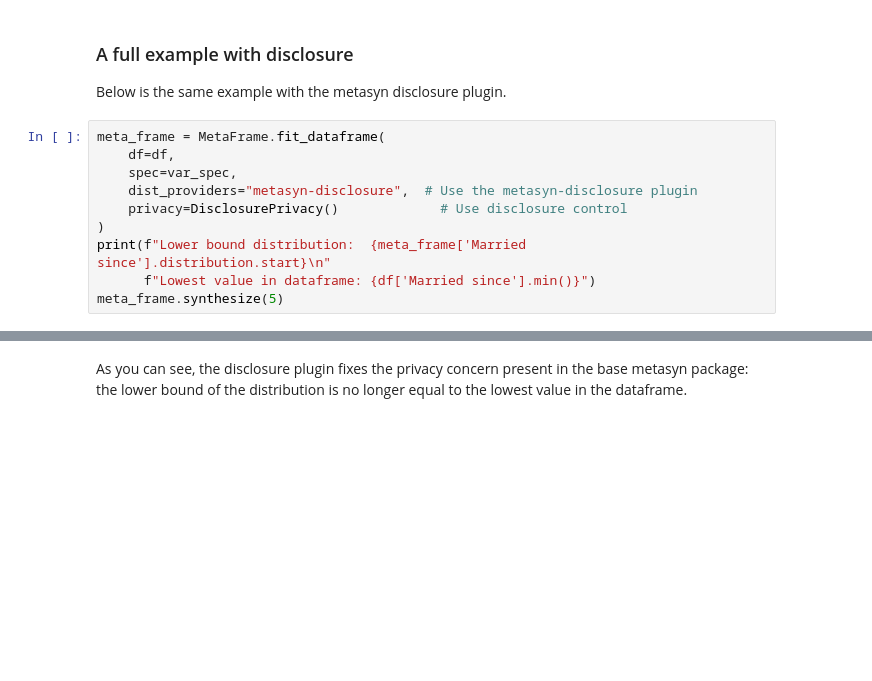
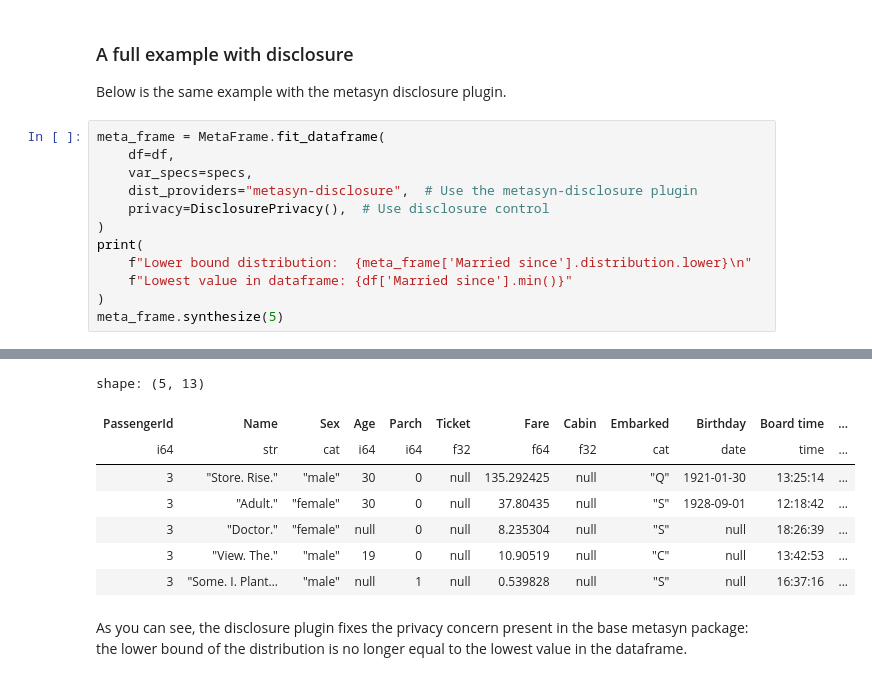
Before and after one commit to sodascience/metasyn-disclosure-control, a Jupyter notebook: examples/tutorial.ipynb, the cells around one changed output, grey strips where cells are left out. Saved outputs shown, nothing was run; the diff lists cells and outputs as text; blank space fills up the shorter version.

```diff
--- a/examples/tutorial.ipynb
+++ b/examples/tutorial.ipynb
@@ -60,10 +84,13 @@ Below is the same example with the metasyn disclosure plugin.
 # %%
 meta_frame = MetaFrame.fit_dataframe(
     df=df,
-    spec=var_spec,
+    var_specs=specs,
     dist_providers="metasyn-disclosure",  # Use the metasyn-disclosure plugin
-    privacy=DisclosurePrivacy()             # Use disclosure control
+    privacy=DisclosurePrivacy(),  # Use disclosure control
 )
-print(f"Lower bound distribution:  {meta_frame['Married since'].distribution.start}\n"
-      f"Lowest value in dataframe: {df['Married since'].min()}")
+print(
+    f"Lower bound distribution:  {meta_frame['Married since'].distribution.lower}\n"
+    f"Lowest value in dataframe: {df['Married since'].min()}"
+)
 meta_frame.synthesize(5)
+# %% [output]
@@ -70,3 +99,11 @@ meta_frame.synthesize(5)
+shape: (5, 13)
+| PassengerId | Name | Sex | Age | Parch | Ticket | Fare | Cabin | Embarked | Birthday | Board time | ... |
+| i64 | str | cat | i64 | i64 | f32 | f64 | f32 | cat | date | time | ... |
+| 3 | "Store. Rise." | "male" | 30 | 0 | null | 135.292425 | null | "Q" | 1921-01-30 | 13:25:14 | ... |
+| 3 | "Adult." | "female" | 30 | 0 | null | 37.80435 | null | "S" | 1928-09-01 | 12:18:42 | ... |
+| 3 | "Doctor." | "female" | null | 0 | null | 8.235304 | null | "S" | null | 18:26:39 | ... |
+| 3 | "View. The." | "male" | 19 | 0 | null | 10.90519 | null | "C" | null | 13:42:53 | ... |
+| 3 | "Some. I. Plant… | "male" | null | 1 | null | 0.539828 | null | "S" | null | 16:37:16 | ... |
 # %% [markdown]
 As you can see, the disclosure plugin fixes the privacy concern present in the base metasyn package: the lower bound of the distribution is no longer equal to the lowest value in the dataframe.
 # %% [markdown]
```
Also changed, not shown: parts of 7 cells of this notebook, 19 other files.
